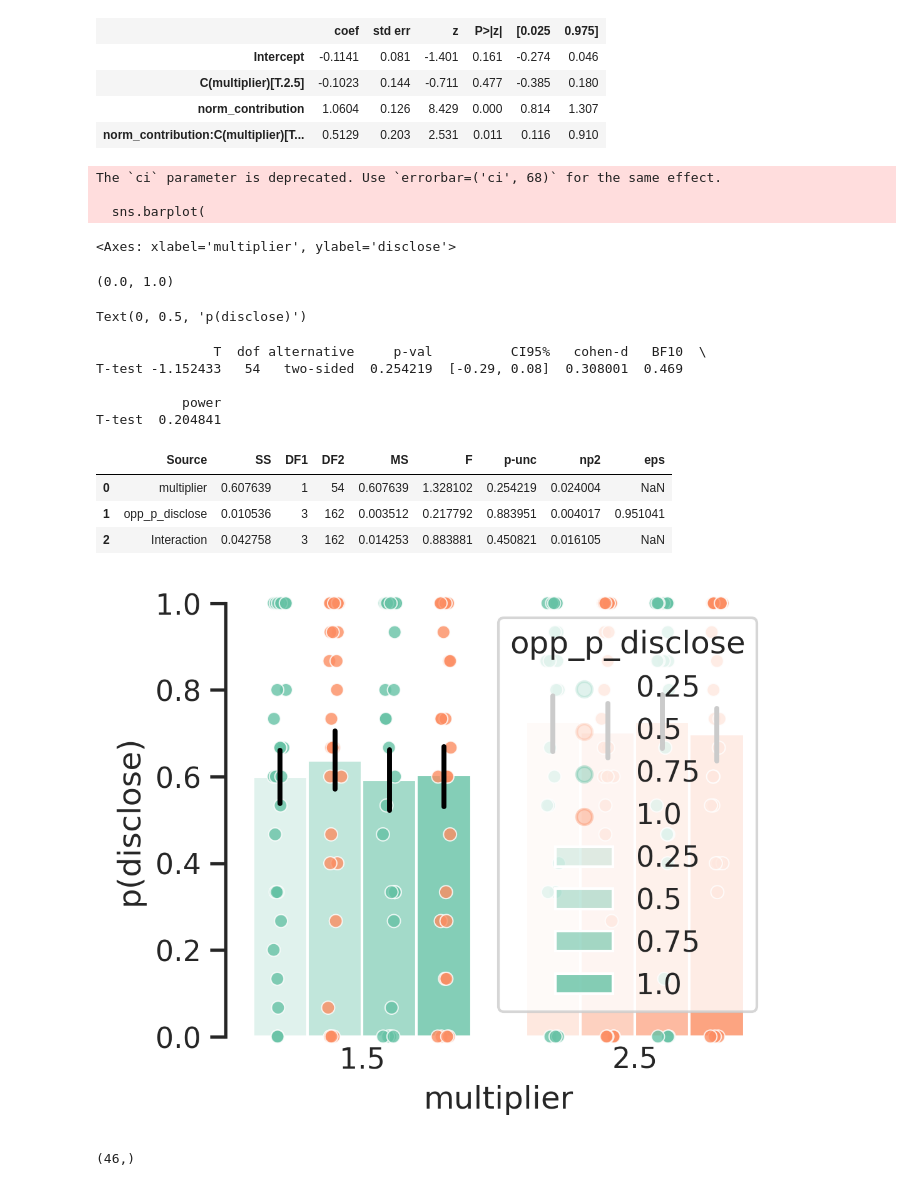
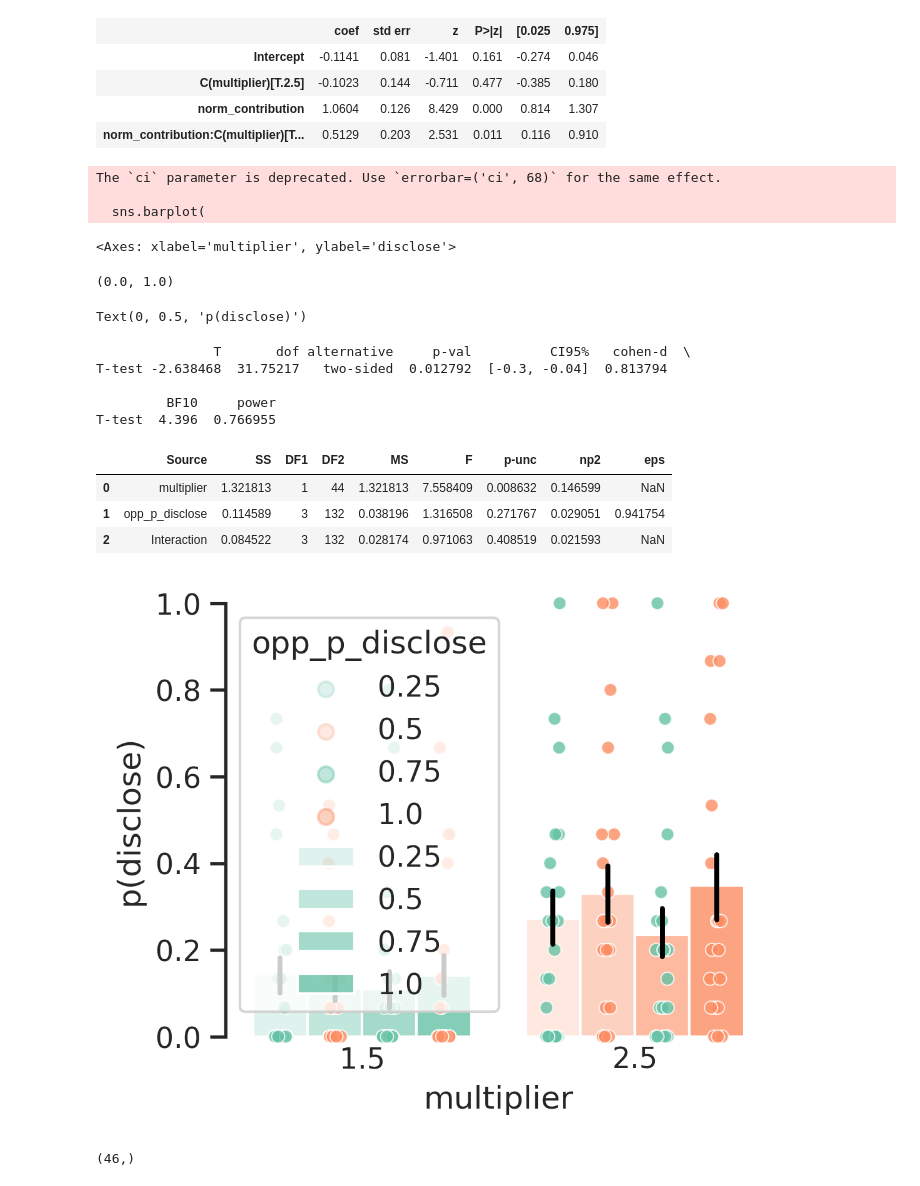
Before and after one commit to bsgarcia/CovidGoodGameAnalysis, a Jupyter notebook: analysis_single.ipynb, the cells around one changed output. Drawn from its saved outputs; the diff is of its cells as text; code cells hidden in the pictures.

```diff
--- a/analysis_single.ipynb
+++ b/analysis_single.ipynb
@@ -685,7 +685,7 @@ Logit Regression Results
 | norm_contribution:C(multiplier)[T... | 0.5129 | 0.203 | 2.531 | 0.011 | 0.116 | 0.910 |
 # %%
 from matplotlib.colors import to_rgba, to_hex
-selected_exp = 3
+selected_exp = 4
 df = dfs[selected_exp]
 
 vi = 'opp_p_disclose'
@@ -746,41 +746,41 @@ ax = sns.stripplot(
 #         bar.set_facecolor(palette[count])
 #         count+=1
 # #
 sns.despine(right=True, top=True, trim=True, bottom=True)
 plt.tick_params(axis='x', length=0)
 
 plt.ylabel(f'p({vd})')
 
 # plt.gca().spines['left'].set_smart_bounds(True)
 # plt.gca().spines['bottom'].set_smart_bounds(True)
 
 df3 = df.groupby(['prolific_id', 'multiplier'], as_index=False)[vd].mean()
 
 r = pg.ttest(x=df3[df3['multiplier'] == 1.5][vd],
              y=df3[df3['multiplier'] == 2.5][vd])
 # plt.ylim(.6, 1)
 print(r)
 pg.mixed_anova(data=df2, dv=vd, between="multiplier",
                within=vi, subject='prolific_id')
 
 plt.savefig(f'fig/fig3_exp_{selected_exp}_p_disclose.svg')
 # %% [output]
 The `ci` parameter is deprecated. Use `errorbar=('ci', 68)` for the same effect.
 
   sns.barplot(
 <Axes: xlabel='multiplier', ylabel='disclose'>
 (0.0, 1.0)
 Text(0, 0.5, 'p(disclose)')
-               T  dof alternative     p-val          CI95%   cohen-d   BF10  \
-T-test -1.152433   54   two-sided  0.254219  [-0.29, 0.08]  0.308001  0.469
+               T       dof alternative     p-val          CI95%   cohen-d  \
+T-test -2.638468  31.75217   two-sided  0.012792  [-0.3, -0.04]  0.813794
 
-           power
-T-test  0.204841
+         BF10     power
+T-test  4.396  0.766955
 |  | Source | SS | DF1 | DF2 | MS | F | p-unc | np2 | eps |
-| 0 | multiplier | 0.607639 | 1 | 54 | 0.607639 | 1.328102 | 0.254219 | 0.024004 | NaN |
-| 1 | opp_p_disclose | 0.010536 | 3 | 162 | 0.003512 | 0.217792 | 0.883951 | 0.004017 | 0.951041 |
-| 2 | Interaction | 0.042758 | 3 | 162 | 0.014253 | 0.883881 | 0.450821 | 0.016105 | NaN |
+| 0 | multiplier | 1.321813 | 1 | 44 | 1.321813 | 7.558409 | 0.008632 | 0.146599 | NaN |
+| 1 | opp_p_disclose | 0.114589 | 3 | 132 | 0.038196 | 1.316508 | 0.271767 | 0.029051 | 0.941754 |
+| 2 | Interaction | 0.084522 | 3 | 132 | 0.028174 | 0.971063 | 0.408519 | 0.021593 | NaN |
-[figure, old version]
+[figure, new version]
 # %%
 palette_green = np.array([to_hex(to_rgba("C0", a), keep_alpha=True) for a in alphas])
 palette_orange = np.array([to_hex(to_rgba("C1", a), keep_alpha=True) for a in alphas])
```
Also changed, not shown: 3 other files.
